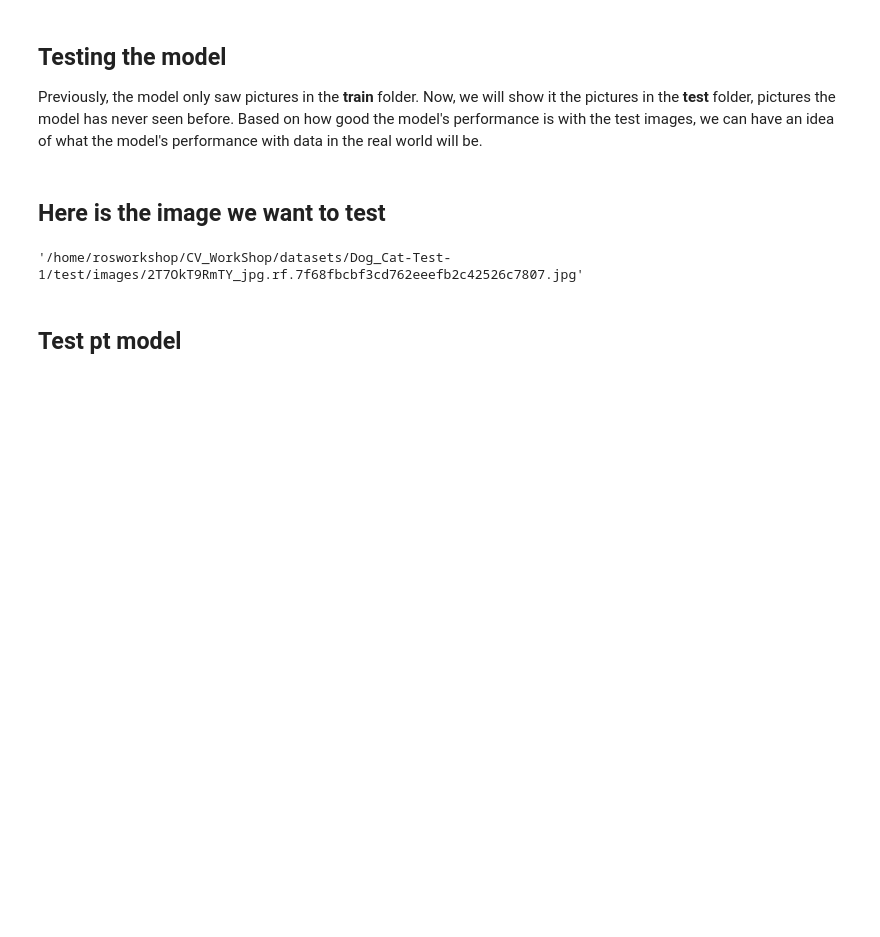
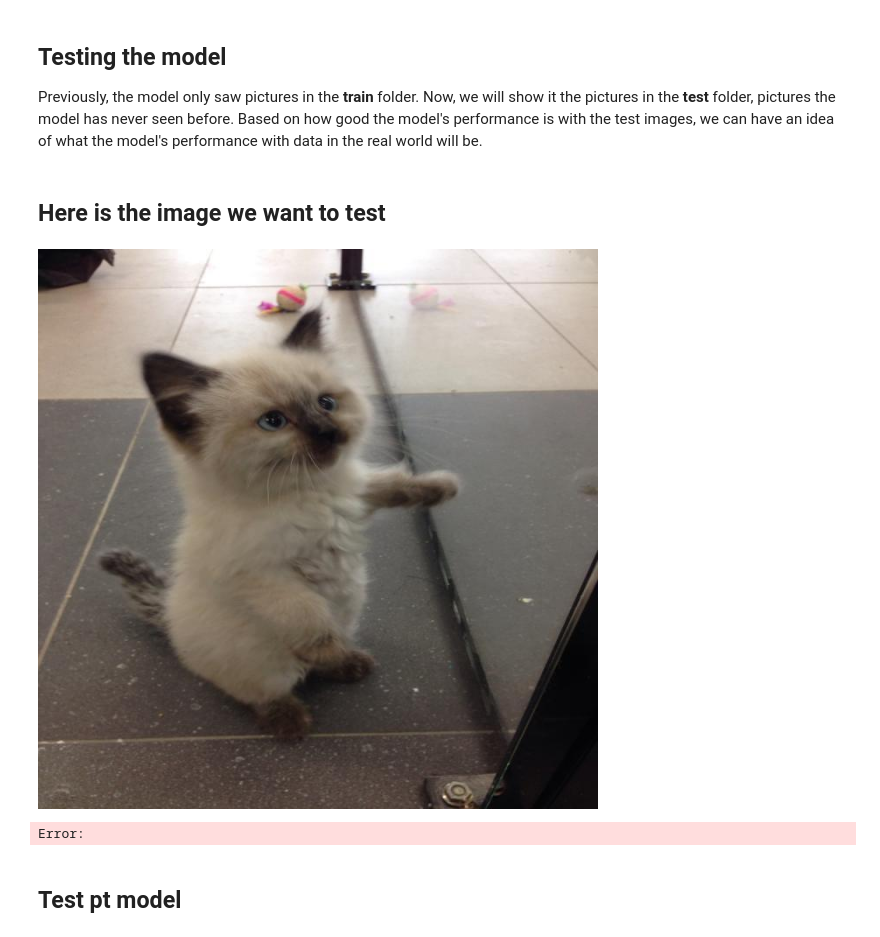
Before and after one commit to HKUGenAI/CV_WorkShop, a Jupyter notebook: yolov8.ipynb, the cells around one changed output. Saved outputs shown, nothing was run; the diff lists cells and outputs as text; code cells hidden in the pictures; blank space fills up the shorter version.

```diff
--- a/yolov8.ipynb
+++ b/yolov8.ipynb
@@ -176,9 +151,11 @@ Previously, the model only saw pictures in the **train** folder. Now, we will sh
 # %% [markdown]
 ## Here is the image we want to test
 # %%
-test1 =  f"{HOME}/datasets/Dog_Cat-Test-1/test/images/2T7OkT9RmTY_jpg.rf.7f68fbcbf3cd762eeefb2c42526c7807.jpg"
+test1 =  f"{HOME}/datasets/Dog_Cat-Test-1/test/images/0262-jo9XwI6B8Rs_jpg.rf.7fb55bdcd52d24ffd635e25d8aa7e4ea.jpg"
+Image(test1)
 # %% [output]
+[figure, added]
-'/home/rosworkshop/CV_WorkShop/datasets/Dog_Cat-Test-1/test/images/2T7OkT9RmTY_jpg.rf.7f68fbcbf3cd762eeefb2c42526c7807.jpg'
+Error:
 # %% [markdown]
 ## Test pt model
 # %%
```
Also changed, not shown: parts of 7 cells of this notebook, 6 other files.
